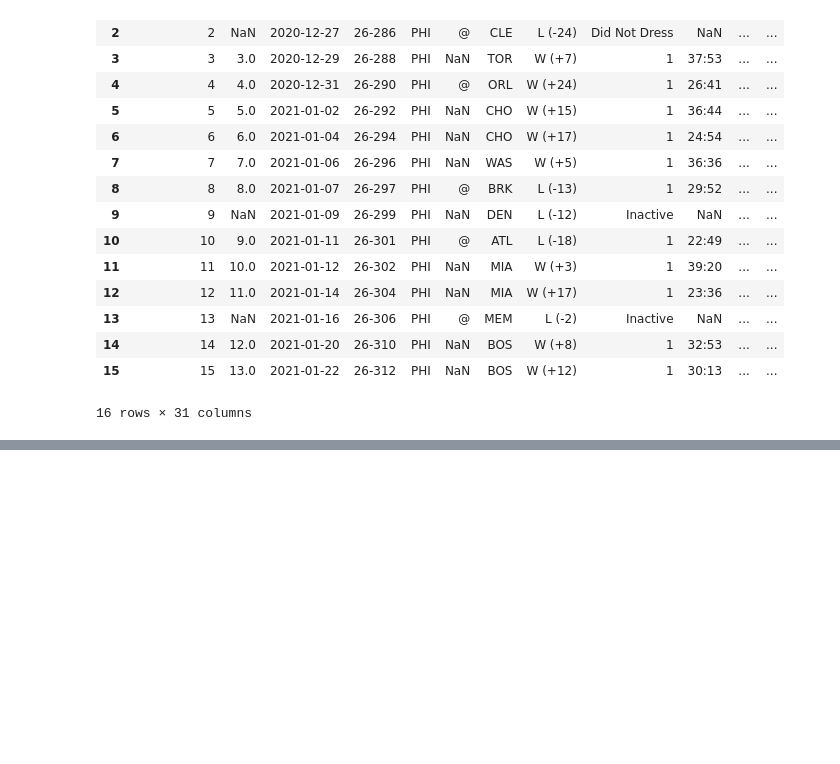
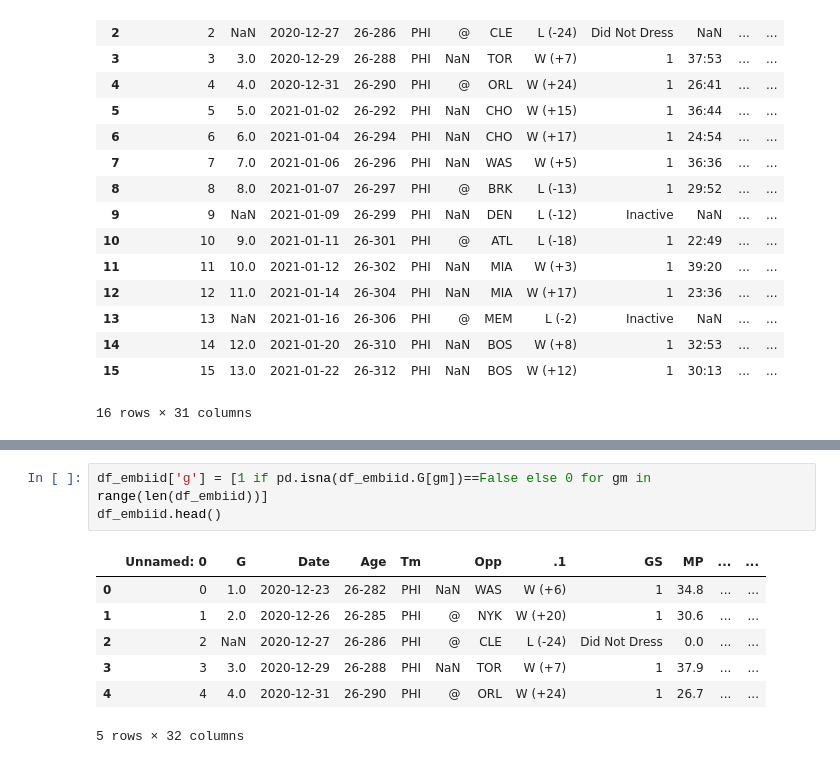
Before and after one commit to Sethicus-Millicus/basketball_data, a Jupyter notebook: NBAstats/Untitled Folder/web_scraping_tutorial.ipynb, the cells around one changed output, grey strips where cells are left out. Drawn from its saved outputs; the diff is of its cells as text; blank space fills up the shorter version.

```diff
--- a/NBAstats/Untitled Folder/web_scraping_tutorial.ipynb
+++ b/NBAstats/Untitled Folder/web_scraping_tutorial.ipynb
@@ -195,0 +232,11 @@ df_embiid
+# %%
+df_embiid['g'] = [1 if pd.isna(df_embiid.G[gm])==False else 0 for gm in range(len(df_embiid))]
+df_embiid.head()
+# %% [output]
+|  | Unnamed: 0 | G | Date | Age | Tm |  | Opp | .1 | GS | MP | ... | ... |
+| 0 | 0 | 1.0 | 2020-12-23 | 26-282 | PHI | NaN | WAS | W (+6) | 1 | 34.8 | ... | ... |
+| 1 | 1 | 2.0 | 2020-12-26 | 26-285 | PHI | @ | NYK | W (+20) | 1 | 30.6 | ... | ... |
+| 2 | 2 | NaN | 2020-12-27 | 26-286 | PHI | @ | CLE | L (-24) | Did Not Dress | 0.0 | ... | ... |
+| 3 | 3 | 3.0 | 2020-12-29 | 26-288 | PHI | NaN | TOR | W (+7) | 1 | 37.9 | ... | ... |
+| 4 | 4 | 4.0 | 2020-12-31 | 26-290 | PHI | @ | ORL | W (+24) | 1 | 26.7 | ... | ... |
+5 rows × 32 columns
```
Also changed, not shown: parts of 7 cells of this notebook.
